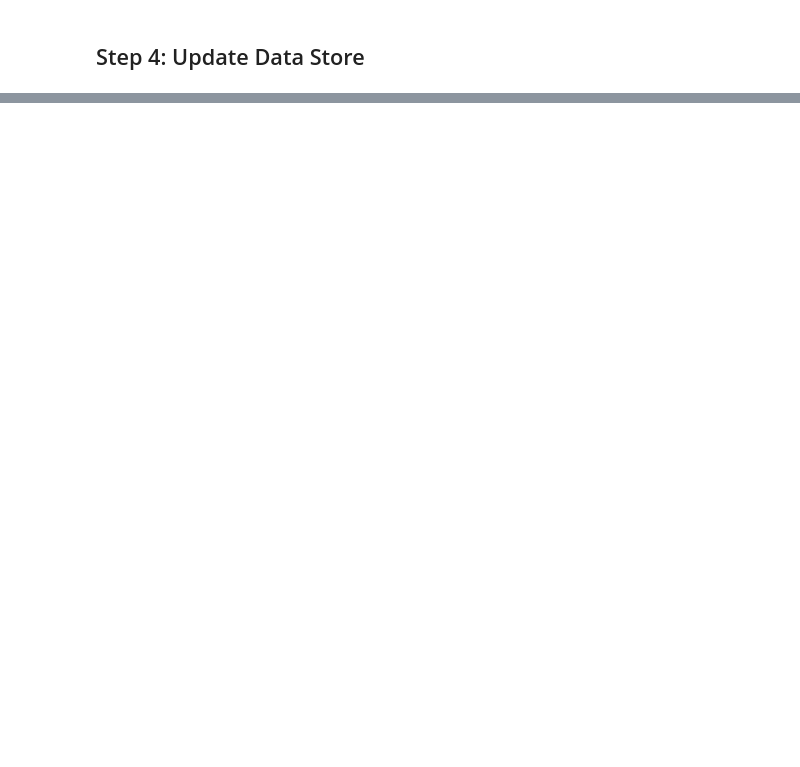
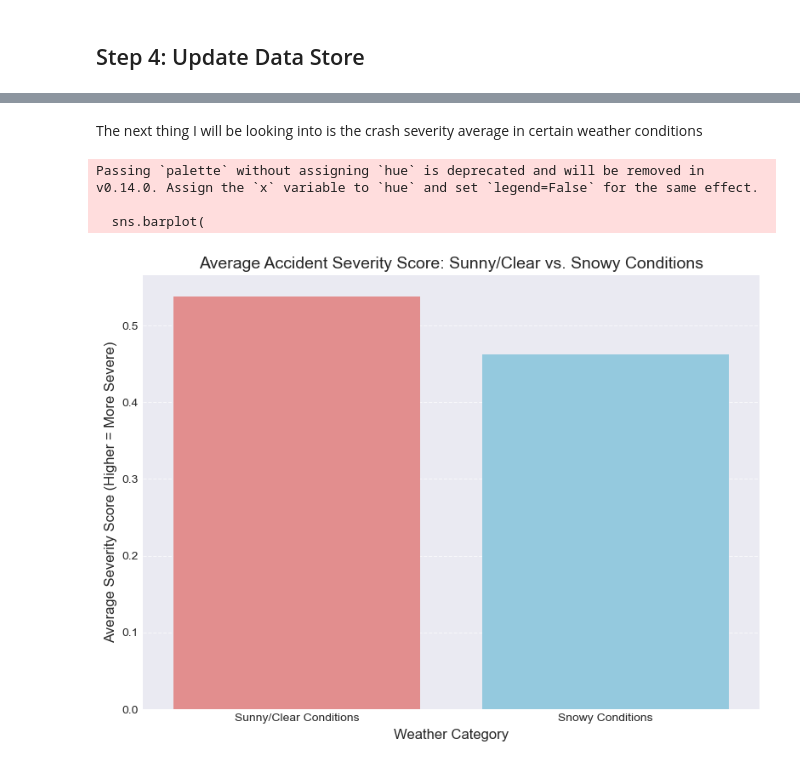
Before and after one commit to aha2270/Weather-Impact-on-Traffic-Accidents-NYC, a Jupyter notebook: Weather-Impact-Analysis.ipynb, the cells around one changed output, grey strips where cells are left out. Cells and saved outputs as stored; diff of their text form; code cells hidden in the pictures; blank space fills up the shorter version.

```diff
--- a/Weather-Impact-Analysis.ipynb
+++ b/Weather-Impact-Analysis.ipynb
@@ -768,0 +799,25 @@ merged_df.to_csv('cleaned_and_merged_data.csv', index=True)
+# %% [markdown]
+The next thing I will be looking into is the crash severity average in certain weather conditions
+# %%
+# Creates a visual using the severity metric created earlier
+plt.figure(figsize=(8, 6)) # A compact figure size as there are only two bars
+sns.barplot(
+    x='Weather_Category',
+    y='Average_Severity_Score',
+    data=average_severity_combined,
+    # Assign specific colors for clarity: red for snowy, blue for clear
+    palette=['lightcoral', 'skyblue']
+)
+plt.title('Average Accident Severity Score: Sunny/Clear vs. Snowy Conditions', fontsize=14)
+plt.xlabel('Weather Category', fontsize=12)
+plt.ylabel('Average Severity Score (Higher = More Severe)', fontsize=12)
+plt.xticks(rotation=0, ha='center', fontsize=10) # Keep labels horizontal
+plt.yticks(fontsize=10)
+plt.grid(axis='y', linestyle='--', alpha=0.7) # Add a grid for easier value comparison
+plt.tight_layout() # Adjust layout to prevent labels from being cut off
+plt.show()
+# %% [output]
+Passing `palette` without assigning `hue` is deprecated and will be removed in v0.14.0. Assign the `x` variable to `hue` and set `legend=False` for the same effect.
+
+  sns.barplot(
+[figure, added]
```
Also changed, not shown: parts of 20 cells of this notebook, 2 other files.
